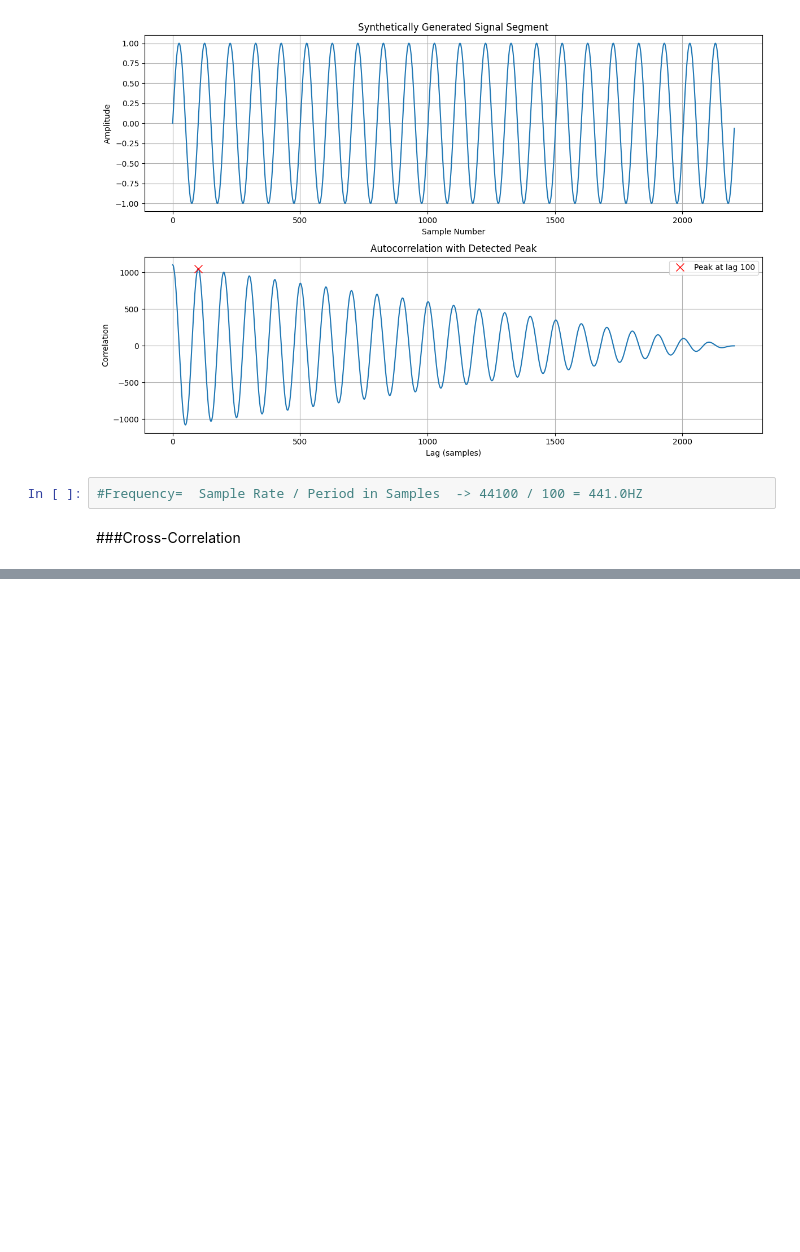
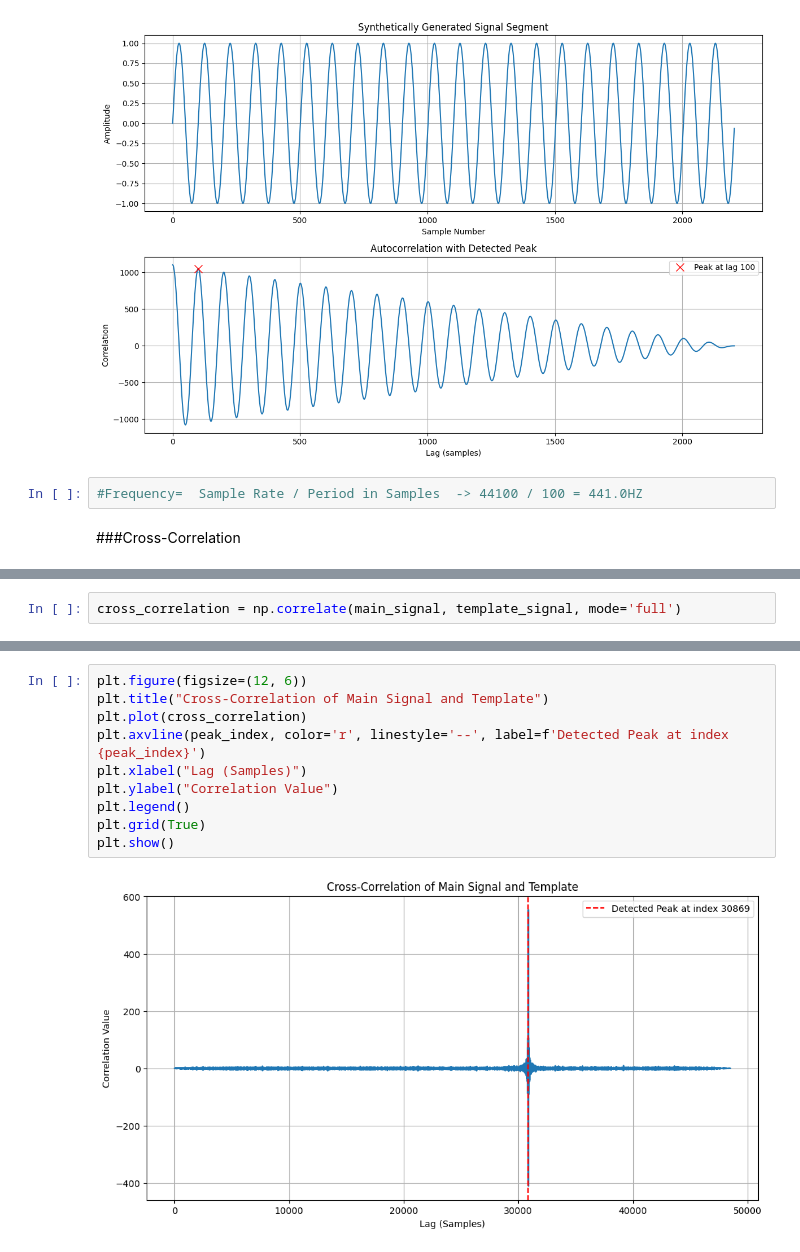
Before and after one commit to Mahdi-Miri/Signal_Proccesing, a Jupyter notebook: Signal_Proccesing.ipynb, the cells around one changed output, grey strips where cells are left out. Cells and saved outputs as stored; diff of their text form; blank space fills up the shorter version.

```diff
--- a/Signal_Proccesing.ipynb
+++ b/Signal_Proccesing.ipynb
@@ -119,0 +160,2 @@ plt.show()
+# %%
+cross_correlation = np.correlate(main_signal, template_signal, mode='full')
@@ -119,0 +179,12 @@ plt.show()
+# %%
+plt.figure(figsize=(12, 6))
+plt.title("Cross-Correlation of Main Signal and Template")
+plt.plot(cross_correlation)
+plt.axvline(peak_index, color='r', linestyle='--', label=f'Detected Peak at index {peak_index}')
+plt.xlabel("Lag (Samples)")
+plt.ylabel("Correlation Value")
+plt.legend()
+plt.grid(True)
+plt.show()
+# %% [output]
+[figure, added]
```
Also changed, not shown: parts of 5 cells of this notebook.
